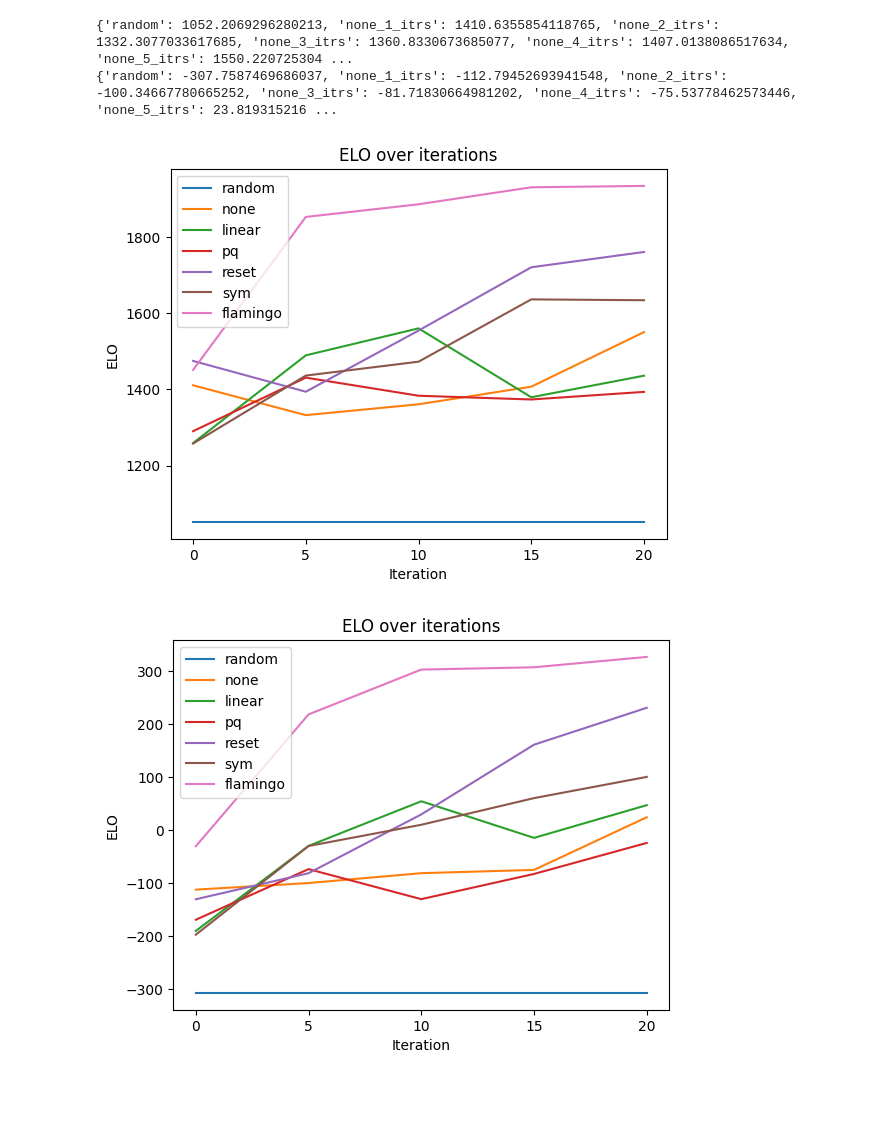
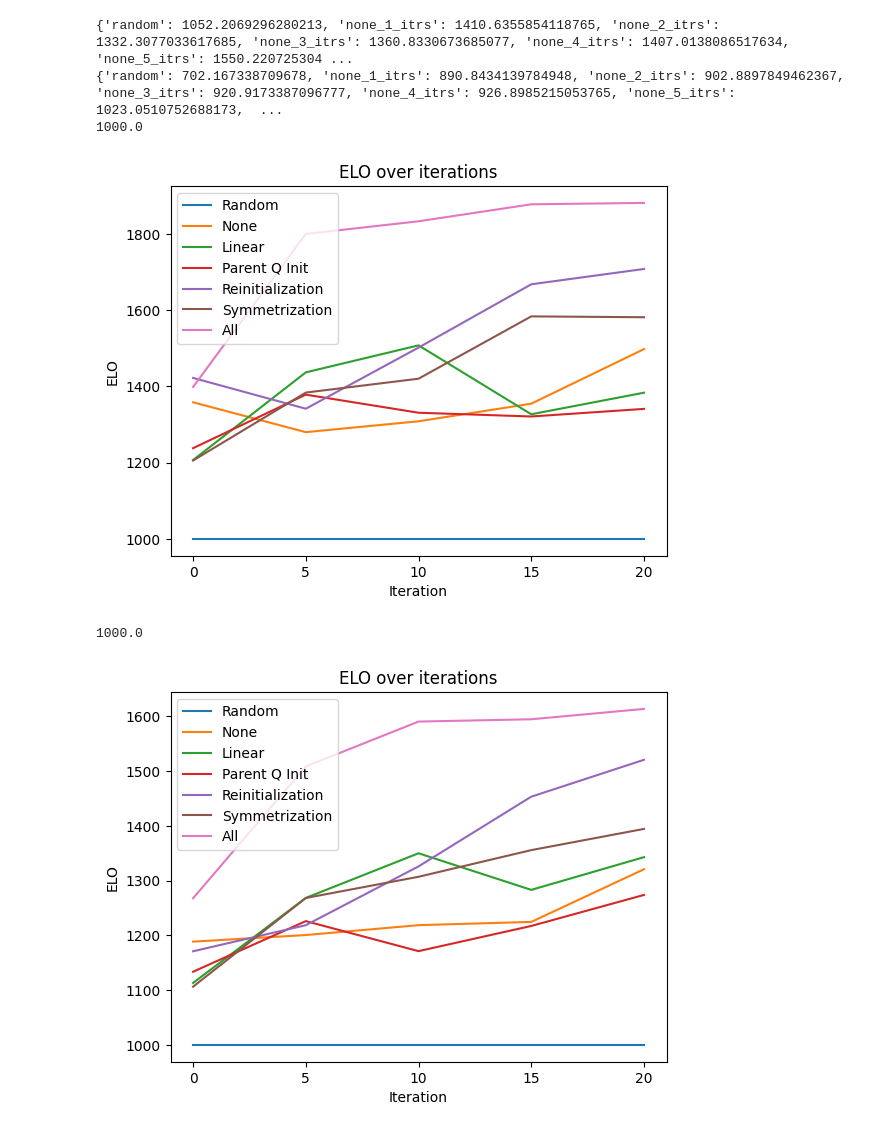
Before and after one commit to willwin4sure/sprl, a Jupyter notebook: plots.ipynb, the cells around one changed output. Drawn from its saved outputs; the diff is of its cells as text; code cells hidden in the pictures; blank space fills up the shorter version.

```diff
--- a/plots.ipynb
+++ b/plots.ipynb
@@ -50,41 +50,44 @@ name_to_idx = {v: k for k, v in idx_to_name.items()}
 # %%
 print(elos_1)
 print(elos_2)
 
 
 for data in (elos_1, elos_2):
     data = {name_to_idx[k]: v for k, v in data.items()}
     random_elo = data["0"]
-    none_elos = [data[str(i)] for i in range(1, 6)]
-    linear_elos = [data[str(i)] for i in range(6, 11)]
-    pq_elos = [data[str(i)] for i in range(11, 16)]
-    reset_elos = [data[str(i)] for i in range(16, 21)]
-    sym_elos = [data[str(i)] for i in range(21, 26)]
-    flamingo_elos = [data[str(i)] for i in range(26, 31)]
 
-#plot all elos on the same graph
+    shift = 1000 - random_elo
 
+    random_elo += shift
+    none_elos = [data[str(i)] + shift for i in range(1, 6)]
+    linear_elos = [data[str(i)] + shift for i in range(6, 11)]
+    pq_elos = [data[str(i)] + shift for i in range(11, 16)]
+    reset_elos = [data[str(i)] + shift for i in range(16, 21)]
+    sym_elos = [data[str(i)] + shift for i in range(21, 26)]
+    flamingo_elos = [data[str(i)] + shift for i in range(26, 31)]
+
+    # plot all elos on the same graph
     plt.figure()
-    plt.plot([random_elo]*5, label="random")
-    plt.plot(none_elos, label="none")
-    plt.plot(linear_elos, label="linear")
-    plt.plot(pq_elos, label="pq")
-    plt.plot(reset_elos, label="reset")
-    plt.plot(sym_elos, label="sym")
-    plt.plot(flamingo_elos, label="flamingo")
+    plt.plot([random_elo]*5, label="Random")
+    plt.plot(none_elos, label="None")
+    plt.plot(linear_elos, label="Linear")
+    plt.plot(pq_elos, label="Parent Q Init")
+    plt.plot(reset_elos, label="Reinitialization")
+    plt.plot(sym_elos, label="Symmetrization")
+    plt.plot(flamingo_elos, label="All")
 
     # rescale x axis to be [0, 5, 10, 15, 20] from [0, 1, 2, 3, 4]
     plt.xticks([0, 1, 2, 3, 4], [0, 5, 10, 15, 20])
-
-
 
     plt.legend()
     plt.xlabel("Iteration")
     plt.ylabel("ELO")
     plt.title("ELO over iterations")
     plt.show()
 # %% [output]
 {'random': 1052.2069296280213, 'none_1_itrs': 1410.6355854118765, 'none_2_itrs': 1332.3077033617685, 'none_3_itrs': 1360.8330673685077, 'none_4_itrs': 1407.0138086517634, 'none_5_itrs': 1550.220725304 ...
-{'random': -307.7587469686037, 'none_1_itrs': -112.79452693941548, 'none_2_itrs': -100.34667780665252, 'none_3_itrs': -81.71830664981202, 'none_4_itrs': -75.53778462573446, 'none_5_itrs': 23.819315216 ...
+{'random': 702.167338709678, 'none_1_itrs': 890.8434139784948, 'none_2_itrs': 902.8897849462367, 'none_3_itrs': 920.9173387096777, 'none_4_itrs': 926.8985215053765, 'none_5_itrs': 1023.0510752688173,  ...
+1000.0
-[figure, old version]
+[figure, new version]
+1000.0
-[figure, old version]
+[figure, new version]
```
Also changed, not shown: 4 other files.
